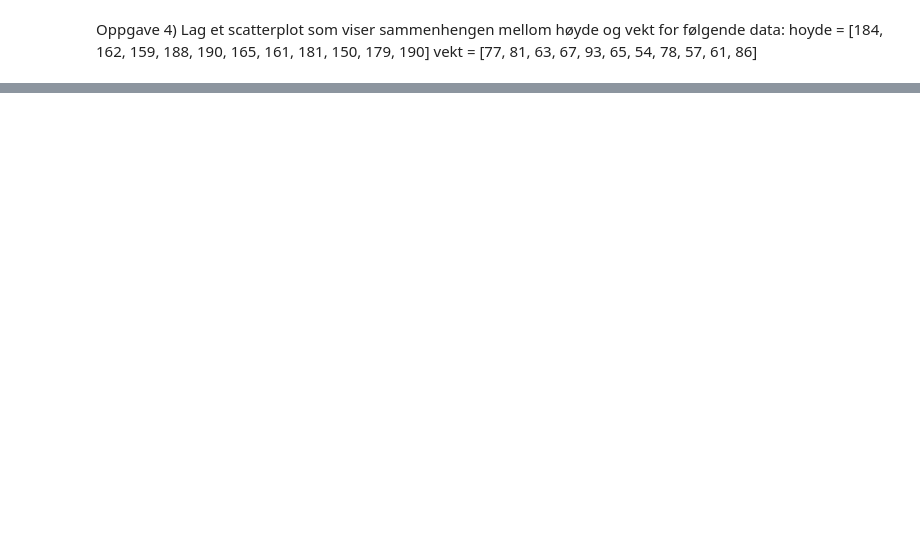
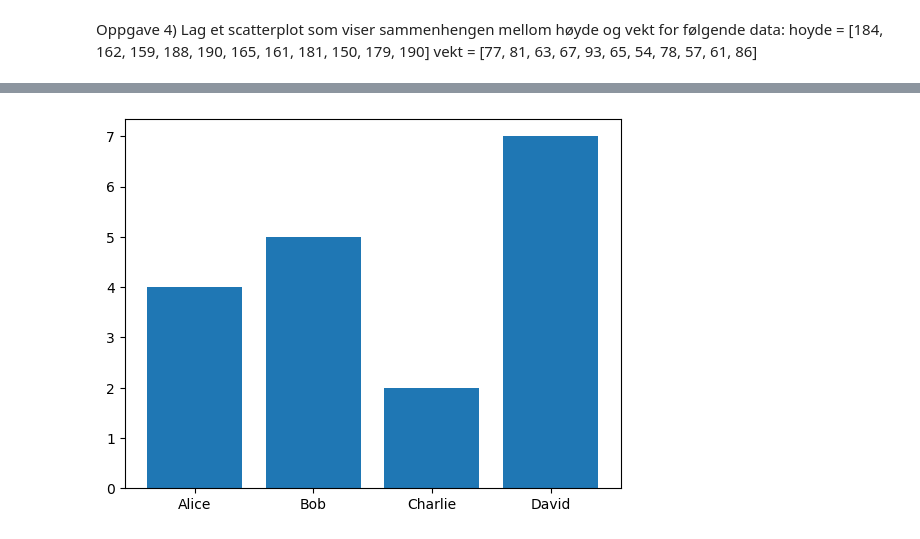
Before and after one commit to Vegard40/PY1010, a Jupyter notebook: Øvingsoppgaver/Oppgave_4_Supplerende.ipynb, the cells around one changed output, grey strips where cells are left out. Saved outputs shown, nothing was run; the diff lists cells and outputs as text; code cells hidden in the pictures; blank space fills up the shorter version.

```diff
--- a/Øvingsoppgaver/Oppgave_4_Supplerende.ipynb
+++ b/Øvingsoppgaver/Oppgave_4_Supplerende.ipynb
@@ -28,3 +72,18 @@ Gjenta oppgave 2, men antall bøker de forskjellige personene har lest skal hent
 via input funksjonen.
 Hint:
 ![image.png](attachment:d59c4a37-0814-42cf-b26b-d699a3faea76.png)
+# %%
+import matplotlib.pyplot as plt
+
+navn = ["Alice", "Bob", "Charlie", "David"]
+antall_boker = [0, 0, 0, 0]
+
+antall_boker[0] = int(input(f"Antall bøker {navn[0]} har lest: "))
+antall_boker[1] = int(input(f"Antall bøker {navn[1]} har lest: "))
+antall_boker[2] = int(input(f"Antall bøker {navn[2]} har lest: "))
+antall_boker[3] = int(input(f"Antall bøker {navn[3]} har lest: "))
+
+plt.bar(navn, antall_boker)
+plt.show()
+# %% [output]
+[figure, added]
```
Also changed, not shown: parts of 4 cells of this notebook, 2 other files.
